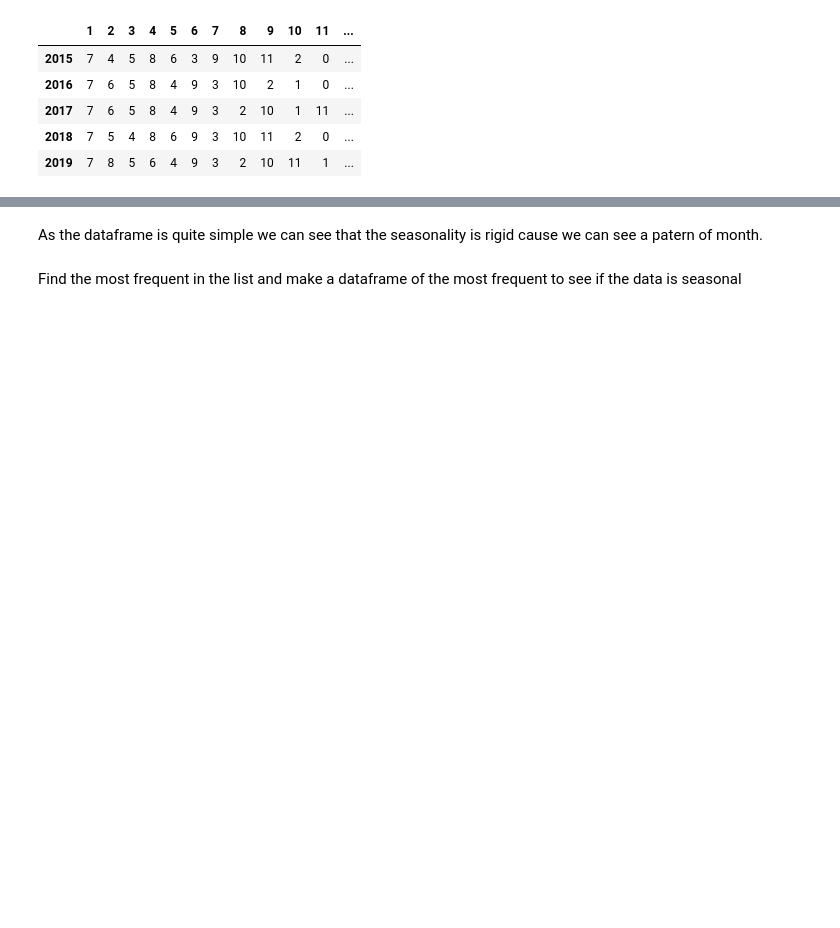
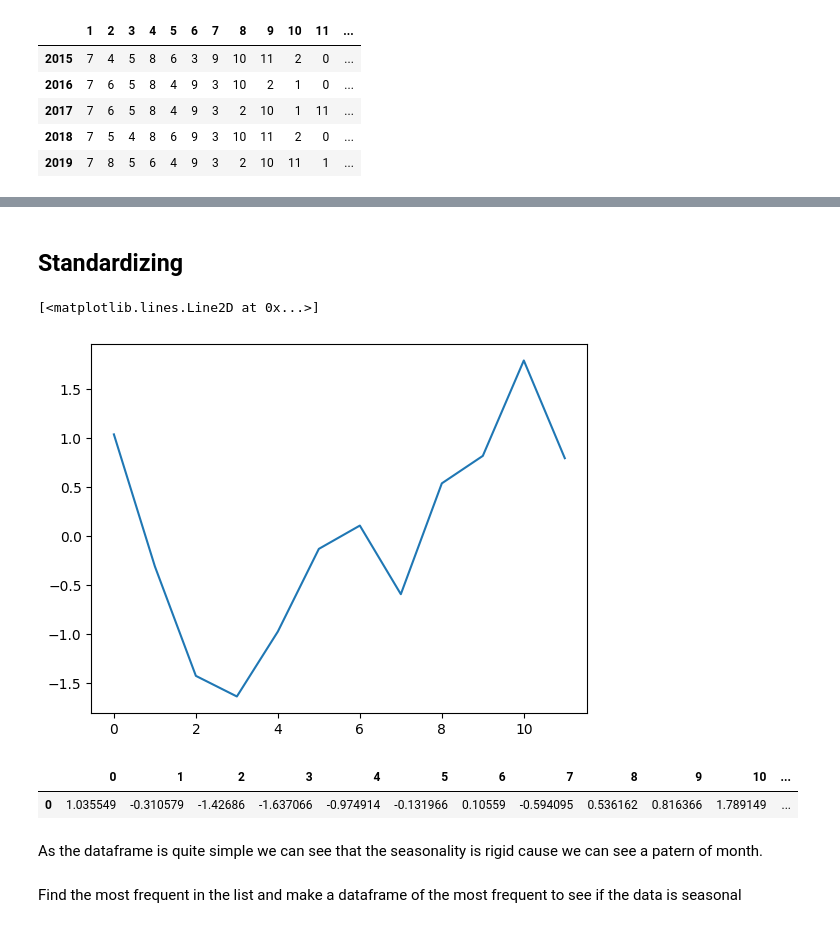
Before and after one commit to RPegoud/TimeSeries, a Jupyter notebook: TimeSeries.ipynb, the cells around one changed output, grey strips where cells are left out. Cells and saved outputs as stored; diff of their text form; code cells hidden in the pictures; blank space fills up the shorter version.

```diff
--- a/TimeSeries.ipynb
+++ b/TimeSeries.ipynb
@@ -192,0 +206,5 @@ df_BBT
+# %%
+diff = diff.reshape(5, -1)
+diff_df = pd.DataFrame(diff)
+monthly_mean = diff_df.apply(np.mean, axis=0)
+monthly_mean
@@ -193,3 +225,19 @@ df_BBT
+# %% [markdown]
+## Standardizing
+# %%
+mean_diff = np.mean(monthly_mean)
+std_diff = np.std(monthly_mean)
+# %%
+standardized = np.divide(np.subtract(monthly_mean, mean_diff), std_diff)
+plt.plot(standardized)
+# %% [output]
+[<matplotlib.lines.Line2D at 0x...>]
+[figure, added]
+# %%
+pd.DataFrame(standardized).T
+# %% [output]
+|  | 0 | 1 | 2 | 3 | 4 | 5 | 6 | 7 | 8 | 9 | 10 | ... |
+| 0 | 1.035549 | -0.310579 | -1.42686 | -1.637066 | -0.974914 | -0.131966 | 0.10559 | -0.594095 | 0.536162 | 0.816366 | 1.789149 | ... |
 # %% [markdown]
 As the dataframe is quite simple we can see that the seasonality is rigid cause we can see a patern of month.
 # %% [markdown]
```
Also changed, not shown: parts of 15 cells of this notebook.
